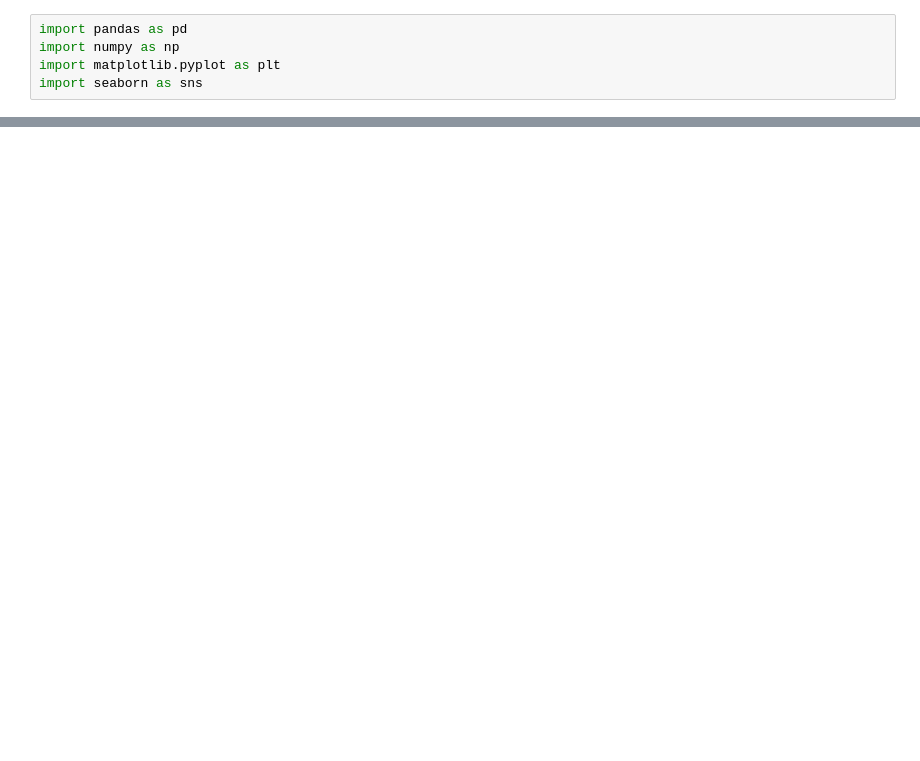
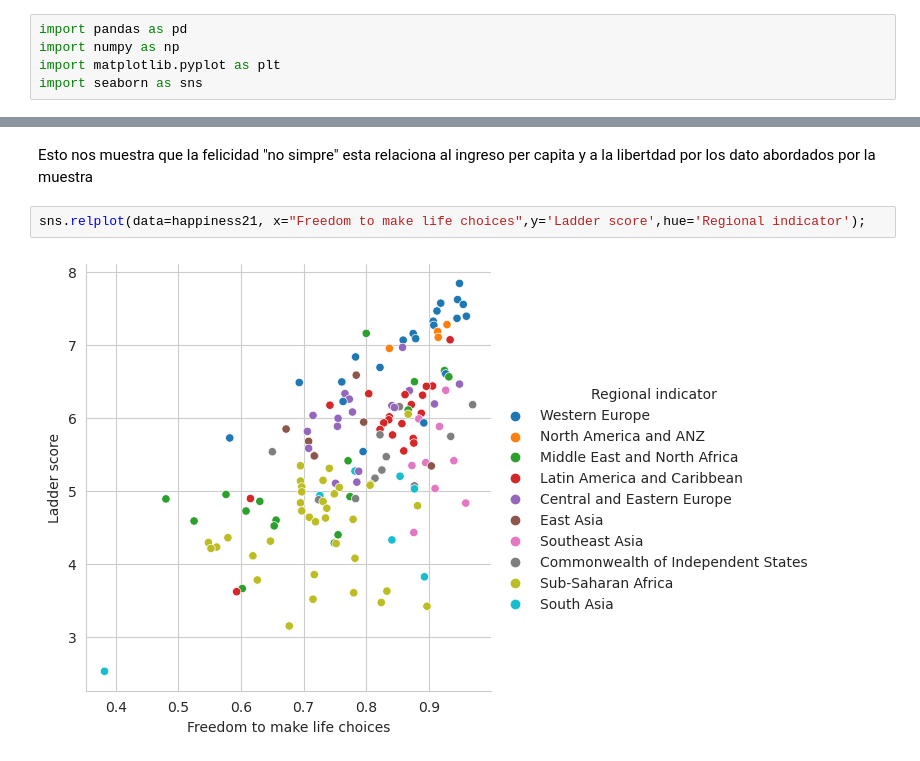
Before and after one commit to AstinSeverino/happinessByCountry, a Jupyter notebook: happiness.ipynb, the cells around one changed output, grey strips where cells are left out. Saved outputs shown, nothing was run; the diff lists cells and outputs as text; blank space fills up the shorter version.

Commit message:
Esta es un nuevo comiezo del proyecto en donde los datos tiene mayor relevancia

```diff
--- a/happiness.ipynb
+++ b/happiness.ipynb
@@ -102,0 +54,6 @@ sns.catplot(data=happiness22[:20],x='Happiness score',y='Explained by: Freedom t
+# %% [markdown]
+Esto nos muestra que la felicidad "no simpre" esta relaciona al ingreso per capita y a la libertdad por los dato abordados por la muestra
+# %%
+sns.relplot(data=happiness21, x="Freedom to make life choices",y='Ladder score',hue='Regional indicator');
+# %% [output]
+[figure, added]
```
Also changed, not shown: parts of 41 cells of this notebook.
